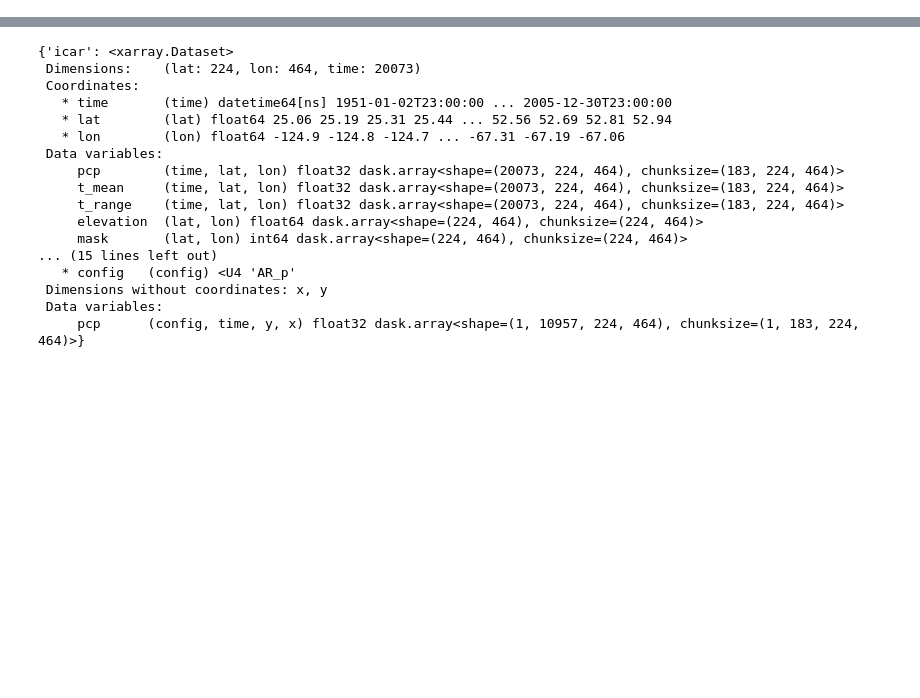
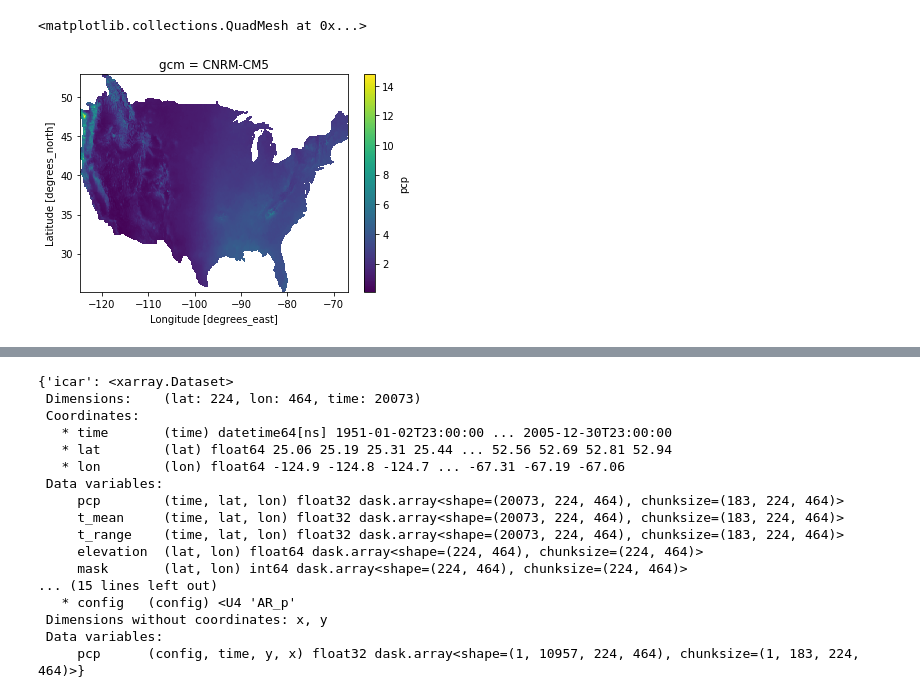
Before and after one commit to nmizukami/LOCA_Downscaling_Analysis, a Jupyter notebook: notebooks/analysis_daily_loca_met-jav.ipynb, the cells around one changed output, grey strips where cells are left out. Saved outputs shown, nothing was run; the diff lists cells and outputs as text; code cells hidden in the pictures; blank space fills up the shorter version.

```diff
--- a/notebooks/analysis_daily_loca_met-jav.ipynb
+++ b/notebooks/analysis_daily_loca_met-jav.ipynb
@@ -70,0 +118,5 @@ rcp8_data = {}
+# %%
+da.plot()
+# %% [output]
+<matplotlib.collections.QuadMesh at 0x...>
+[figure, added]
```
Also changed, not shown: parts of 13 cells of this notebook, 7 other files.
